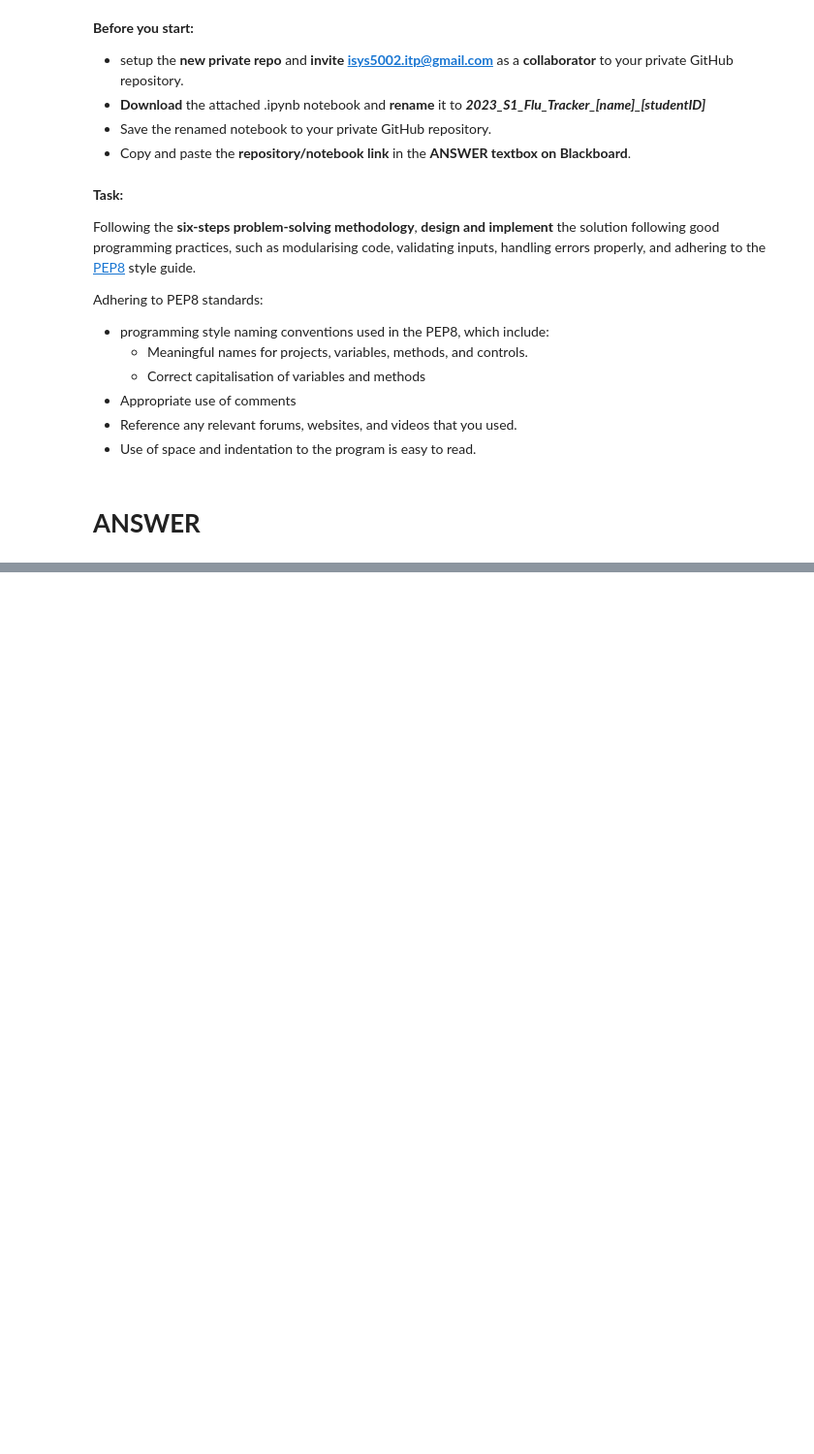
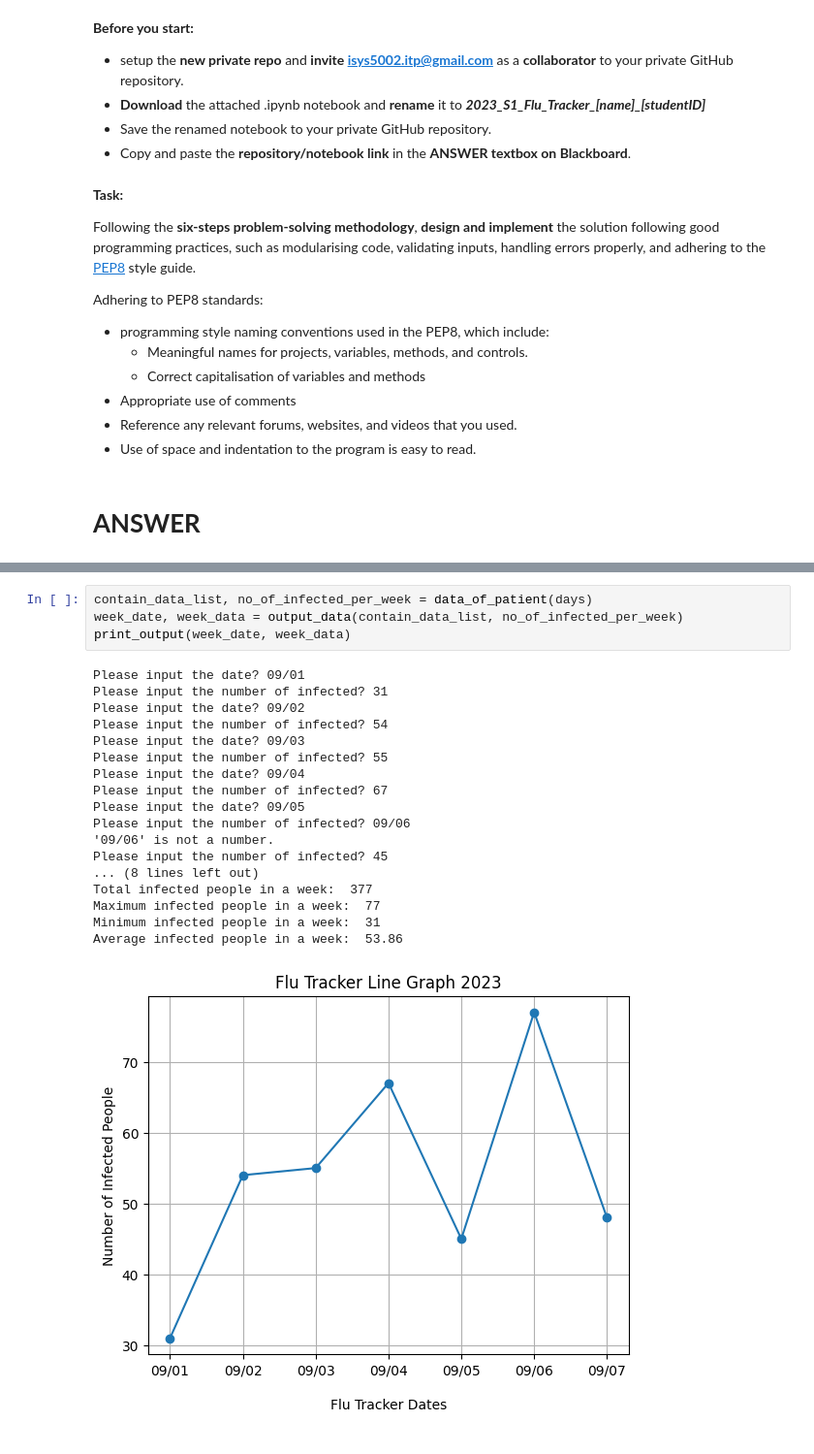
Before and after one commit to zniero1324/21370658_Programming_Assignment_ISYS5002, a Jupyter notebook: 2023_S2_Flu_Tracker_Kasilag_21370658.ipynb, the cells around one changed output, grey strips where cells are left out. Shown: that part at 97% size. Drawn from its saved outputs; the diff is of its cells as text; blank space fills up the shorter version.

```diff
--- a/2023_S2_Flu_Tracker_Kasilag_21370658.ipynb
+++ b/2023_S2_Flu_Tracker_Kasilag_21370658.ipynb
@@ -138,0 +120,23 @@ Average infected per week:  18.18
+# %%
+contain_data_list, no_of_infected_per_week = data_of_patient(days)
+week_date, week_data = output_data(contain_data_list, no_of_infected_per_week)
+print_output(week_date, week_data)
+# %% [output]
+Please input the date? 09/01
+Please input the number of infected? 31
+Please input the date? 09/02
+Please input the number of infected? 54
+Please input the date? 09/03
+Please input the number of infected? 55
+Please input the date? 09/04
+Please input the number of infected? 67
+Please input the date? 09/05
+Please input the number of infected? 09/06
+'09/06' is not a number.
+Please input the number of infected? 45
+... (8 lines left out)
+Total infected people in a week:  377
+Maximum infected people in a week:  77
+Minimum infected people in a week:  31
+Average infected people in a week:  53.86
+[figure, added]
```
Also changed, not shown: parts of 3 cells of this notebook.
